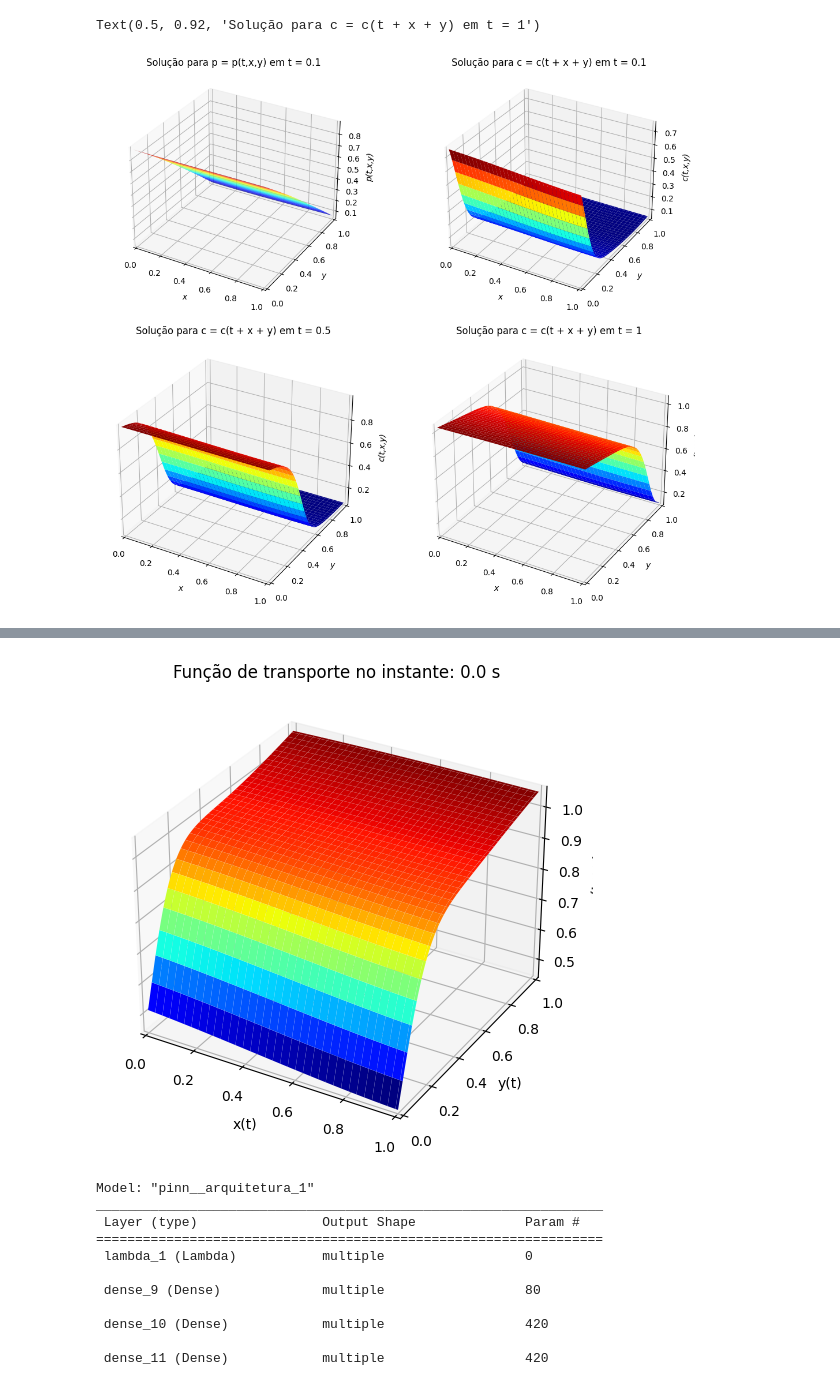
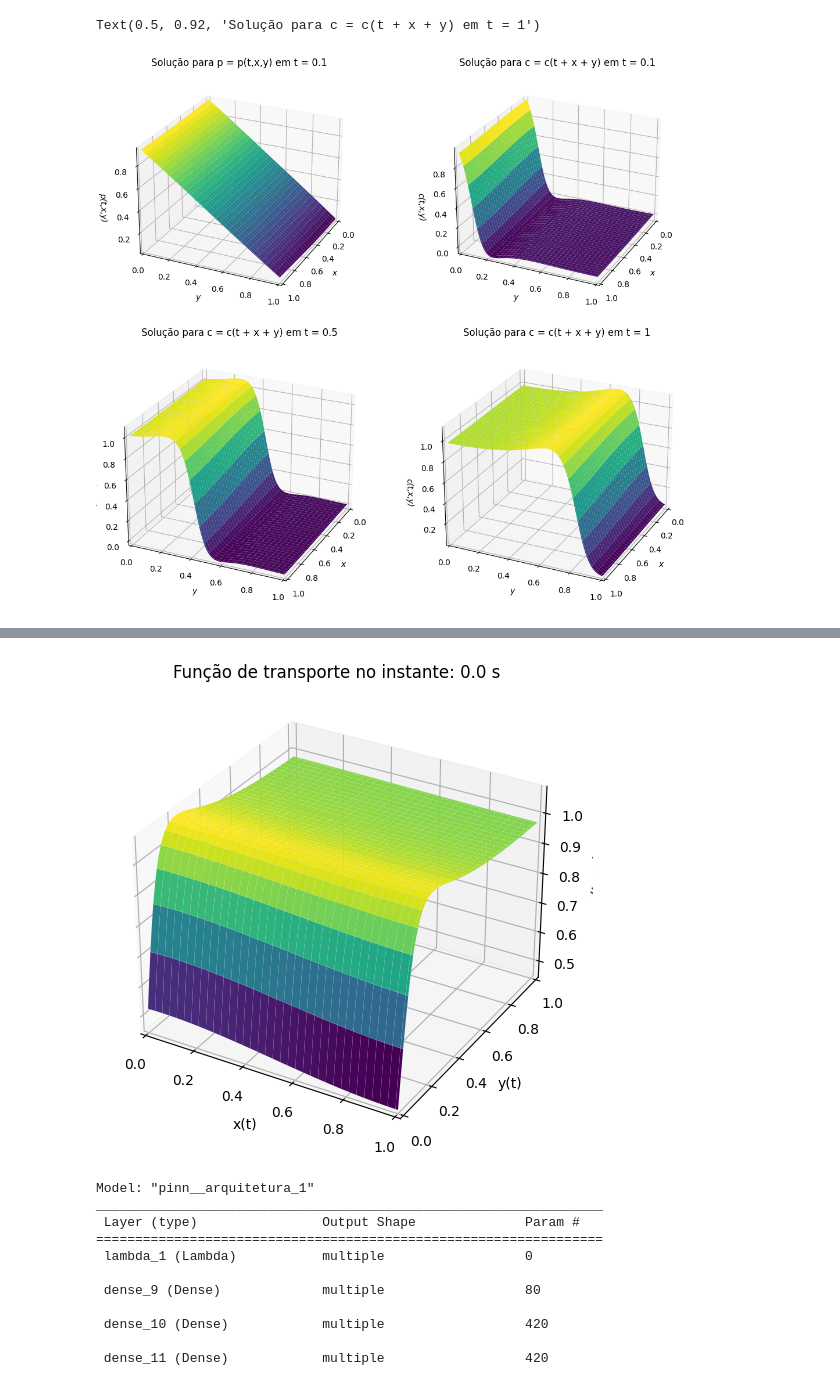
Before and after one commit to JoaoAlexandreFerreira/PINNs, a Jupyter notebook: pinn_para_edp_acoplada_condição_Mistaverro.ipynb, the cells around one changed output, grey strips where cells are left out. Saved outputs shown, nothing was run; the diff lists cells and outputs as text; code cells hidden in the pictures.

```diff
--- a/pinn_para_edp_acoplada_condição_Mistaverro.ipynb
+++ b/pinn_para_edp_acoplada_condição_Mistaverro.ipynb
@@ -375,43 +365,47 @@ Xaux, Yaux = np.meshgrid(xspace, yspace)
 fig  = plt.figure(figsize = (20, 18))
 # snapshot 1
 ax   = fig.add_subplot(3, 3, 1, projection = "3d")
-surf = ax.plot_surface(Xaux, Yaux, p_01[0], cmap = "jet")
+surf = ax.plot_surface(Xaux, Yaux, p_01[0], cmap = "viridis")
 ax.set_xlim(xmin, xmax)
 ax.set_ylim(ymin, ymax)
+ax.view_init(25,25)
 ax.set_xlabel("x", fontstyle = "italic")
 ax.set_ylabel("y", fontstyle = "italic")
 ax.set_zlabel('p(t,x,y)', fontstyle = "italic")
 ax.set_title('Solução para p = p(t,x,y) em t = 0.1')
 
 ax   = fig.add_subplot(3, 3, 2, projection = "3d")
-surf = ax.plot_surface(Xaux, Yaux, c_01[0], cmap = "jet")
+surf = ax.plot_surface(Xaux, Yaux, c_01[0], cmap = "viridis")
 ax.set_xlim(xmin, xmax)
 ax.set_ylim(ymin, ymax)
+ax.view_init(25,25)
 ax.set_xlabel("x", fontstyle = "italic")
 ax.set_ylabel("y", fontstyle = "italic")
 ax.set_zlabel('c(t,x,y)', fontstyle = "italic")
 ax.set_title('Solução para c = c(t + x + y) em t = 0.1')
 # snapshot 2
 ax   = fig.add_subplot(1, 3, 1, projection = "3d")
-surf = ax.plot_surface(Xaux, Yaux, c_05[0], cmap = "jet")
+surf = ax.plot_surface(Xaux, Yaux, c_05[0], cmap = "viridis")
 ax.set_xlim(xmin, xmax)
 ax.set_ylim(ymin, ymax)
+ax.view_init(25,25)
 ax.set_xlabel("x", fontstyle = "italic")
 ax.set_ylabel("y", fontstyle = "italic")
 ax.set_zlabel('c(t,x,y)', fontstyle = "italic")
 ax.set_title('Solução para c = c(t + x + y) em t = 0.5')
 # snapshot 3
 ax   = fig.add_subplot(1, 3, 2, projection = "3d")
-surf = ax.plot_surface(Xaux, Yaux, c_1[0], cmap = "jet")
+surf = ax.plot_surface(Xaux, Yaux, c_1[0], cmap = "viridis")
 ax.set_xlim(xmin, xmax)
 ax.set_ylim(ymin, ymax)
+ax.view_init(25,25)
 ax.set_xlabel("x", fontstyle = "italic")
 ax.set_ylabel("y", fontstyle = "italic")
 ax.set_zlabel('c(t,x,y)', fontstyle = "italic")
 ax.set_title('Solução para c = c(t + x + y) em t = 1')
 # %% [output]
 Text(0.5, 0.92, 'Solução para c = c(t + x + y) em t = 1')
-[figure, old version]
+[figure, new version]
 # %%
 tspace = np.linspace(lb[0], ub[0], N + 1)
 Tt, Xt, Yt = np.meshgrid(tspace, xspace, yspace)
@@ -425,31 +419,31 @@ C = c.numpy().reshape(N+1,N+1,N+1)
 # %%
 fig = plt.figure(figsize=(8,6))
 ax = plt.axes(projection='3d')
 
 def frame(w):
     ax.clear()
 
     plt.title("Função de transporte no instante: {:1.4} s".format(tspace[w]))
     ax.set_xlabel('x(t)')
     ax.set_xlim3d(0,1)
     ax.set_ylabel('y(t)')
     ax.set_ylim3d(0,1)
     ax.set_zlabel('c(t,x,y)'.format(tspace[w]))
     #ax.set_zlim3d(-val1,val1)
 
-    plot=ax.plot_surface(Xaux, Yaux, C[-w], cmap='jet')
+    plot=ax.plot_surface(Xaux, Yaux, C[-w], cmap='viridis')
 
 
     return plot
 
 
 anim = animation.FuncAnimation(fig, frame, frames=100, blit=False, repeat=True)
 
 anim.save('Função Transporte PINN.gif', writer = "pillow", fps=10 )
 HTML(anim.to_html5_video())
 # %% [output]
 [interactive output not drawn]
-[figure, old version]
+[figure, new version]
 # %%
 class PINN_Arquitetura(keras.Model):
 
```
Also changed, not shown: parts of 12 cells of this notebook.
